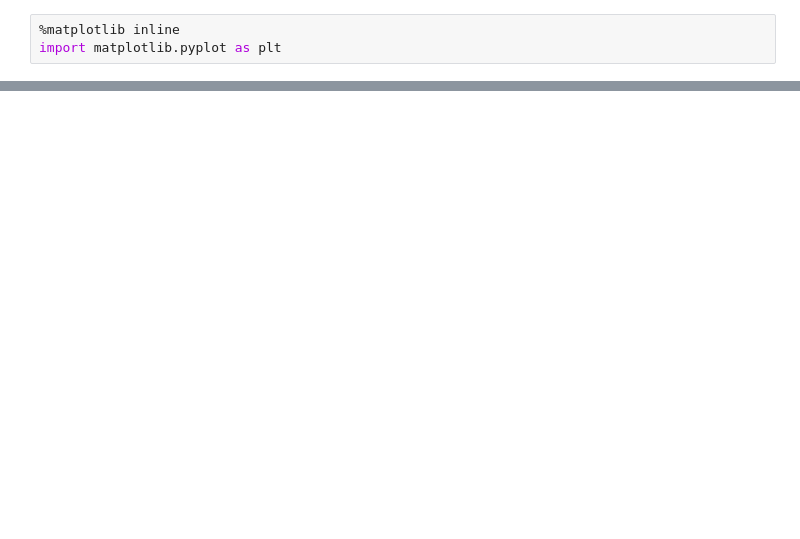
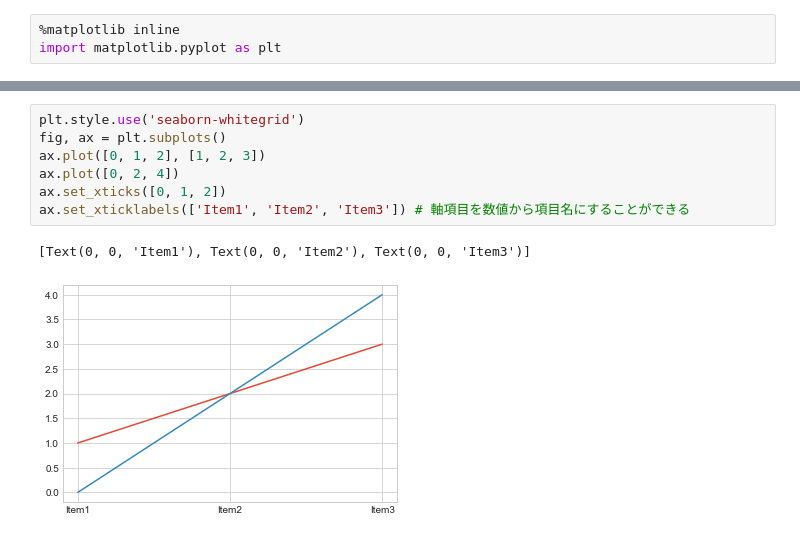
Before and after one commit to necoak/jupyternotebook, a Jupyter notebook: learn_matplot.ipynb, the cells around one changed output, grey strips where cells are left out. Saved outputs shown, nothing was run; the diff lists cells and outputs as text; blank space fills up the shorter version.

```diff
--- a/learn_matplot.ipynb
+++ b/learn_matplot.ipynb
@@ -4 +18,11 @@ import matplotlib.pyplot as plt
+# %%
+plt.style.use('seaborn-whitegrid')
+fig, ax = plt.subplots()
+ax.plot([0, 1, 2], [1, 2, 3])
+ax.plot([0, 2, 4])
+ax.set_xticks([0, 1, 2])
+ax.set_xticklabels(['Item1', 'Item2', 'Item3']) # 軸項目を数値から項目名にすることができる
+# %% [output]
+[Text(0, 0, 'Item1'), Text(0, 0, 'Item2'), Text(0, 0, 'Item3')]
+[figure, added]
 # %%
```
Also changed, not shown: parts of 2 cells of this notebook, 2 other files.
